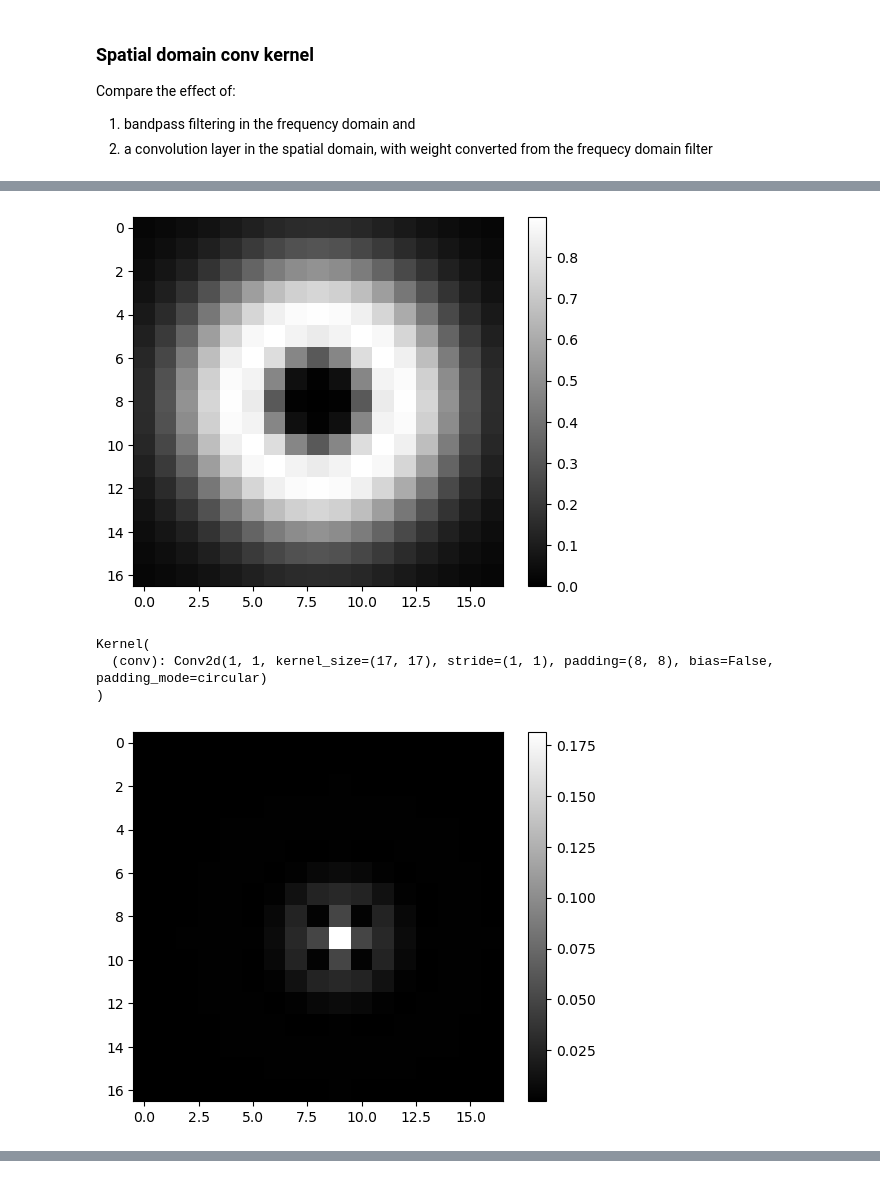
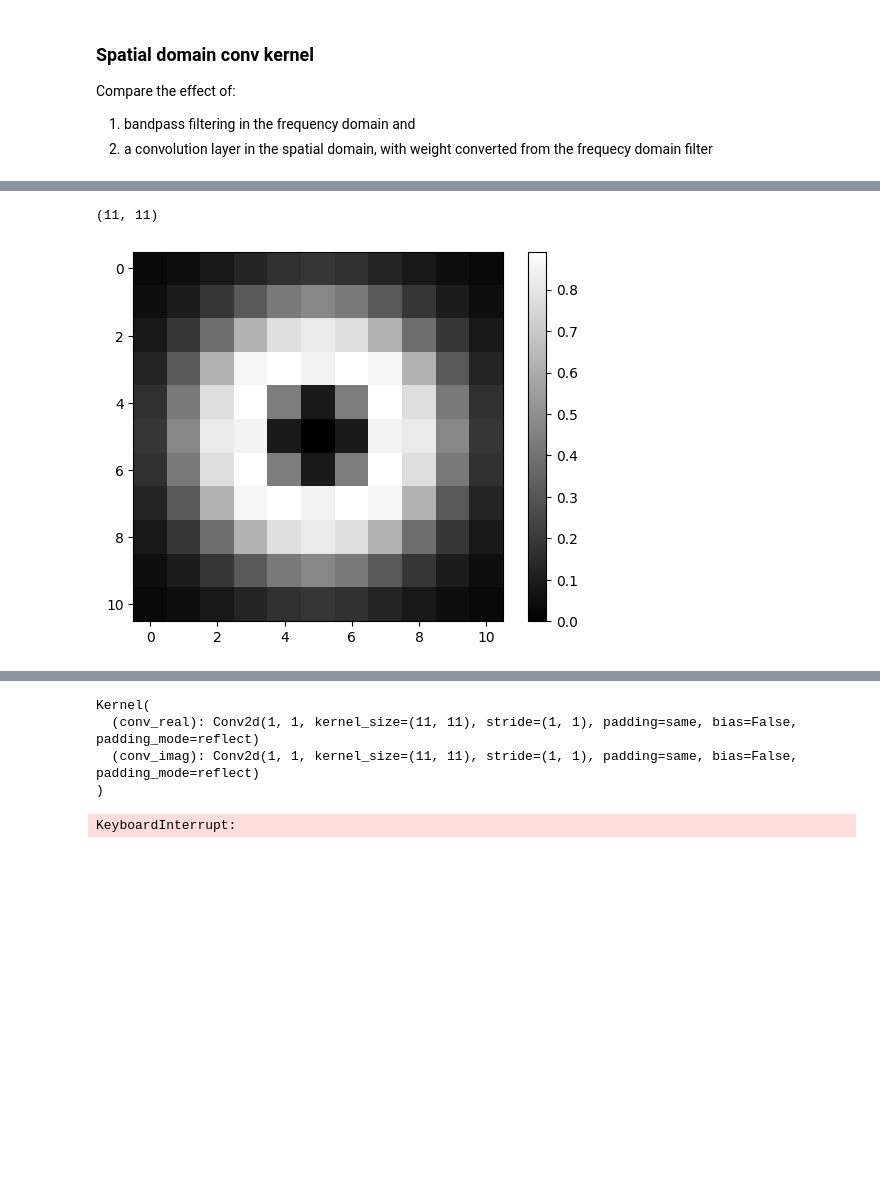
Before and after one commit to shaox192/human-vis-freq-align, a Jupyter notebook: filter_layer_demo.ipynb, the cells around one changed output, grey strips where cells are left out. Cells and saved outputs as stored; diff of their text form; code cells hidden in the pictures; blank space fills up the shorter version.

Commit message:
Use Separate Conv for Real and Imag Parts

```diff
--- a/filter_layer_demo.ipynb
+++ b/filter_layer_demo.ipynb
@@ -98,23 +92,21 @@ plot_utils.plot_freq_amplitude(filter.get_image_freq(fil_img))
 # %%
-kernel_size = 17
+kernel_size = 11
 num_channel = 1
 
 freq_fil = filter.DoB_filter((kernel_size, kernel_size), lower_cutoff * kernel_size, higher_cutoff * kernel_size, 3, 3)
+print(freq_fil.shape)
 # freq_fil = filter.butterworth_filter((kernel_size, kernel_size), lower_cutoff * kernel_size, 3)
 plot_utils.plot_spectrum(freq_fil)
 
 model, spatial_filter = conv_kernel(freq_fil, kernel_size, num_channel)
 plot_utils.plot_spectrum(spatial_filter)
 
 
 toy_img_tensor = torch.tensor(toy_img).unsqueeze(0).unsqueeze(0)
 output = model(toy_img_tensor).squeeze(0).squeeze(0).numpy()
 
 plot_utils.im_show(output)
 plot_utils.plot_freq_amplitude(filter.get_image_freq(output))
 # %% [output]
+(11, 11)
-[figure, old version]
+[figure, new version]
-Kernel(
-  (conv): Conv2d(1, 1, kernel_size=(17, 17), stride=(1, 1), padding=(8, 8), bias=False, padding_mode=circular)
-)
-[figure, removed]
@@ -122,0 +113,5 @@ Kernel(
+Kernel(
+  (conv_real): Conv2d(1, 1, kernel_size=(11, 11), stride=(1, 1), padding=same, bias=False, padding_mode=reflect)
+  (conv_imag): Conv2d(1, 1, kernel_size=(11, 11), stride=(1, 1), padding=same, bias=False, padding_mode=reflect)
+)
+KeyboardInterrupt:
```
Also changed, not shown: parts of 5 cells of this notebook, 1 other file.
